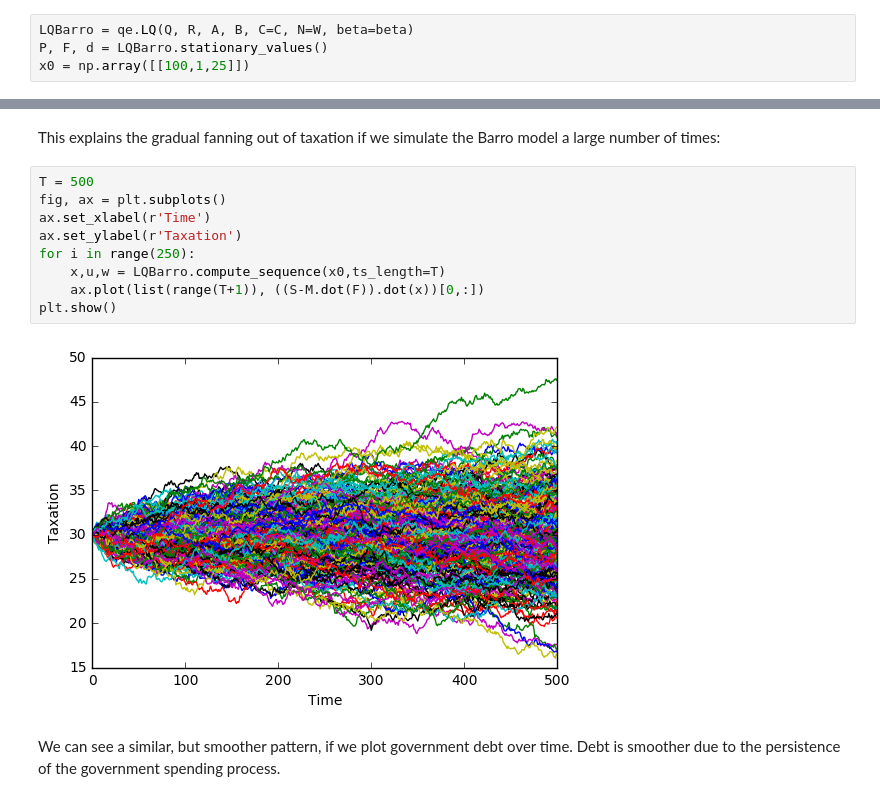
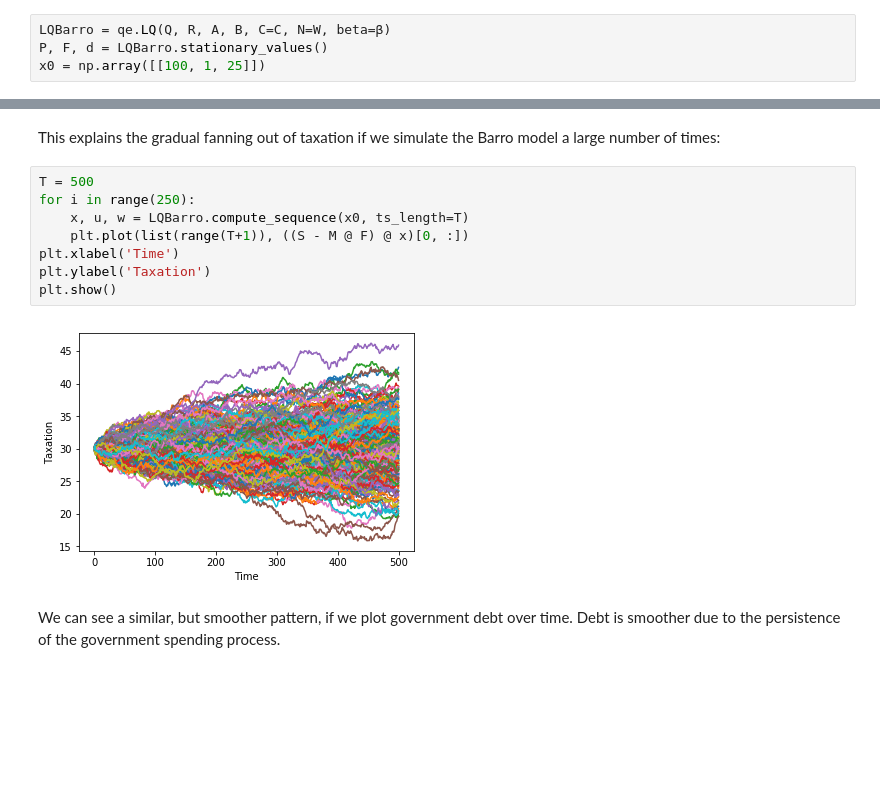
Before and after one commit to QuantEcon/TaxSmoothing, a Jupyter notebook: Tax_Smoothing_1.ipynb, the cells around one changed output, grey strips where cells are left out. Cells and saved outputs as stored; diff of their text form; blank space fills up the shorter version.

```diff
--- a/Tax_Smoothing_1.ipynb
+++ b/Tax_Smoothing_1.ipynb
@@ -299,9 +303,9 @@ R[0,0] = R[0,0] + 1e-9
 # %% [markdown]
 We can now create an instance of an LQ model:
 # %%
-LQBarro = qe.LQ(Q, R, A, B, C=C, N=W, beta=beta)
+LQBarro = qe.LQ(Q, R, A, B, C=C, N=W, beta=β)
 P, F, d = LQBarro.stationary_values()
-x0 = np.array([[100,1,25]])
+x0 = np.array([[100, 1, 25]])
 # %% [markdown]
 We can see the isomorphism by noting that consumption is a martingale in the permanent income model, and that taxation is a martingale in Barro's model. We can check this using the F matrix of the LQ model. As $u_t = -F x_t$, we have:
 
@@ -325,15 +329,14 @@ S - M.dot(F), (S-M.dot(F)).dot(A-B.dot(F))
 This explains the gradual fanning out of taxation if we simulate the Barro model a large number of times:
 # %%
 T = 500
-fig, ax = plt.subplots()
-ax.set_xlabel(r'Time')
-ax.set_ylabel(r'Taxation')
 for i in range(250):
-    x,u,w = LQBarro.compute_sequence(x0,ts_length=T)
-    ax.plot(list(range(T+1)), ((S-M.dot(F)).dot(x))[0,:])
+    x, u, w = LQBarro.compute_sequence(x0, ts_length=T)
+    plt.plot(list(range(T+1)), ((S - M @ F) @ x)[0, :])
+plt.xlabel('Time')
+plt.ylabel('Taxation')
 plt.show()
 # %% [output]
-[figure, old version]
+[figure, new version]
 # %% [markdown]
 We can see a similar, but smoother pattern, if we plot government debt over time. Debt is smoother due to the persistence of the government spending process.
 # %%
```
Also changed, not shown: parts of 8 cells of this notebook, 1 other file.
